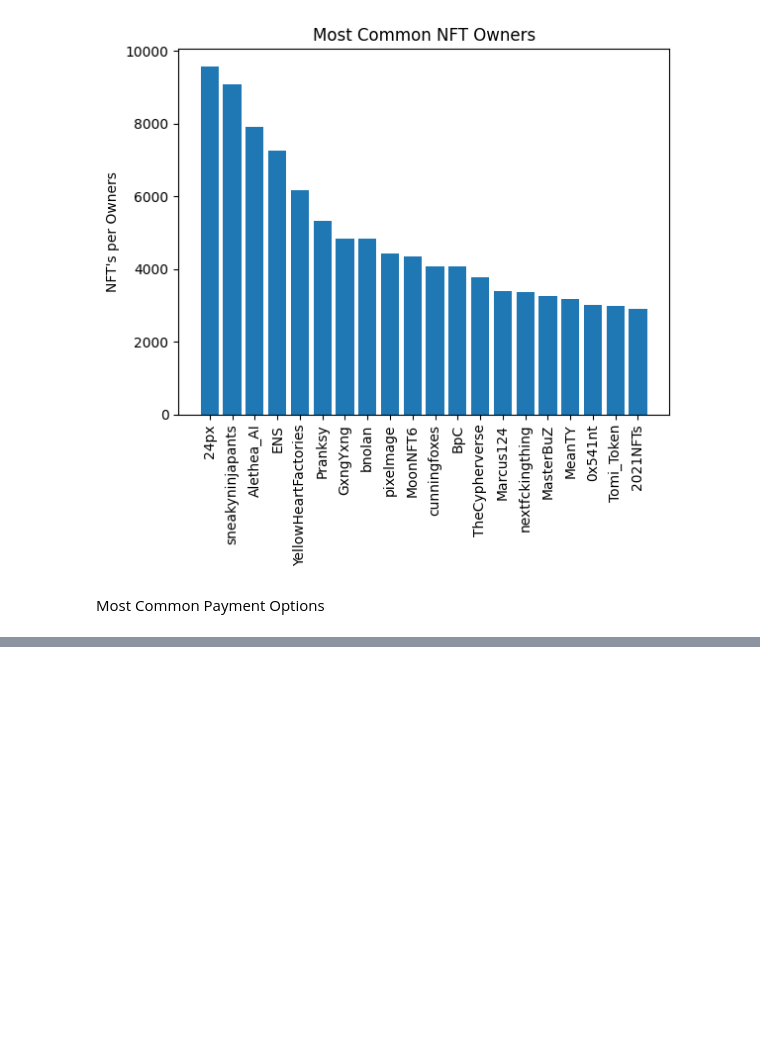
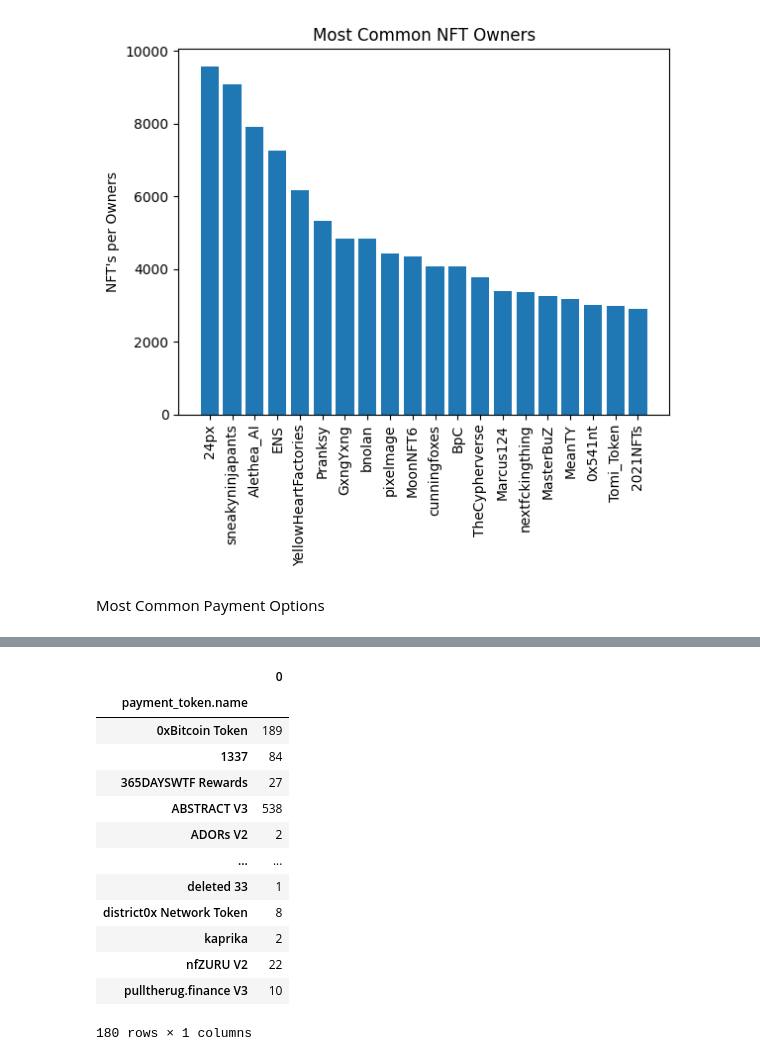
Before and after one commit to datakiptoo/Opensea, a Jupyter notebook: nft.ipynb, the cells around one changed output, grey strips where cells are left out. Cells and saved outputs as stored; diff of their text form; code cells hidden in the pictures; blank space fills up the shorter version.

```diff
--- a/nft.ipynb
+++ b/nft.ipynb
@@ -1184,0 +1251,18 @@ Most Common Payment Options
+# %%
+payment_counts=payment_counts.to_frame()
+payment_counts
+# %% [output]
+|  | 0 |
+| payment_token.name |  |
+| 0xBitcoin Token | 189 |
+| 1337 | 84 |
+| 365DAYSWTF Rewards | 27 |
+| ABSTRACT V3 | 538 |
+| ADORs V2 | 2 |
+| ... | ... |
+| deleted 33 | 1 |
+| district0x Network Token | 8 |
+| kaprika | 2 |
+| nfZURU V2 | 22 |
+| pulltherug.finance V3 | 10 |
+180 rows × 1 columns
```
Also changed, not shown: parts of 9 cells of this notebook, 1 other file.
